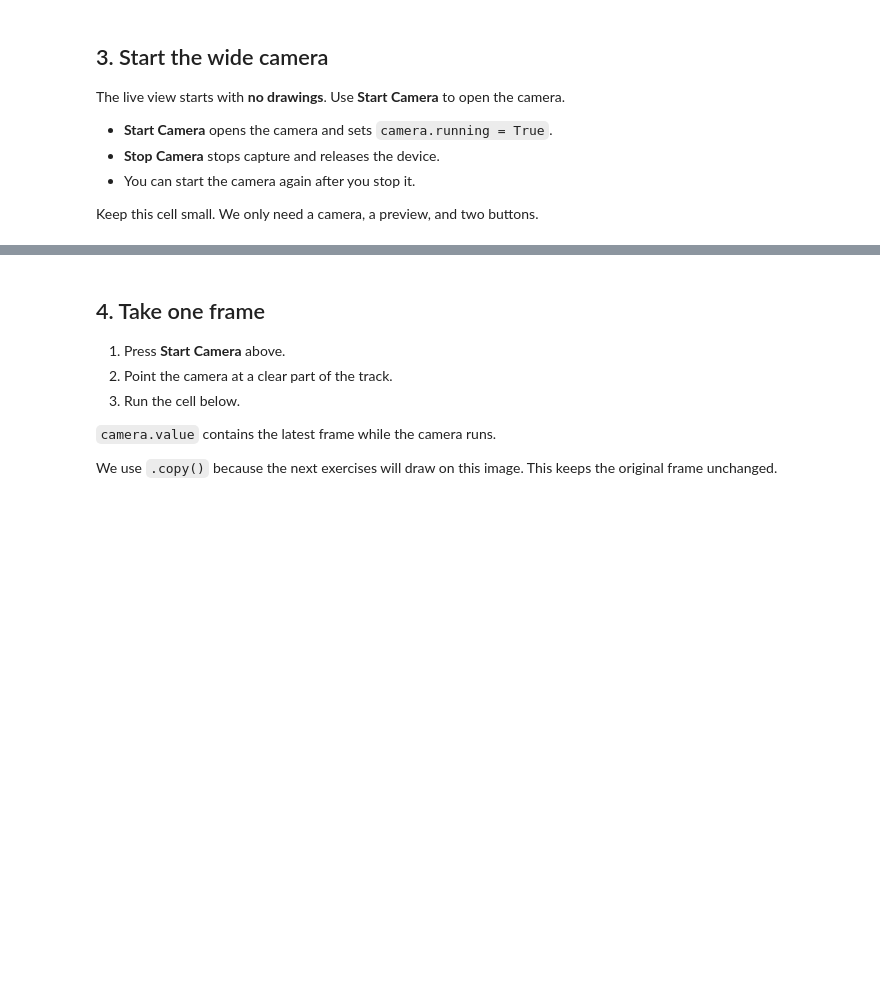
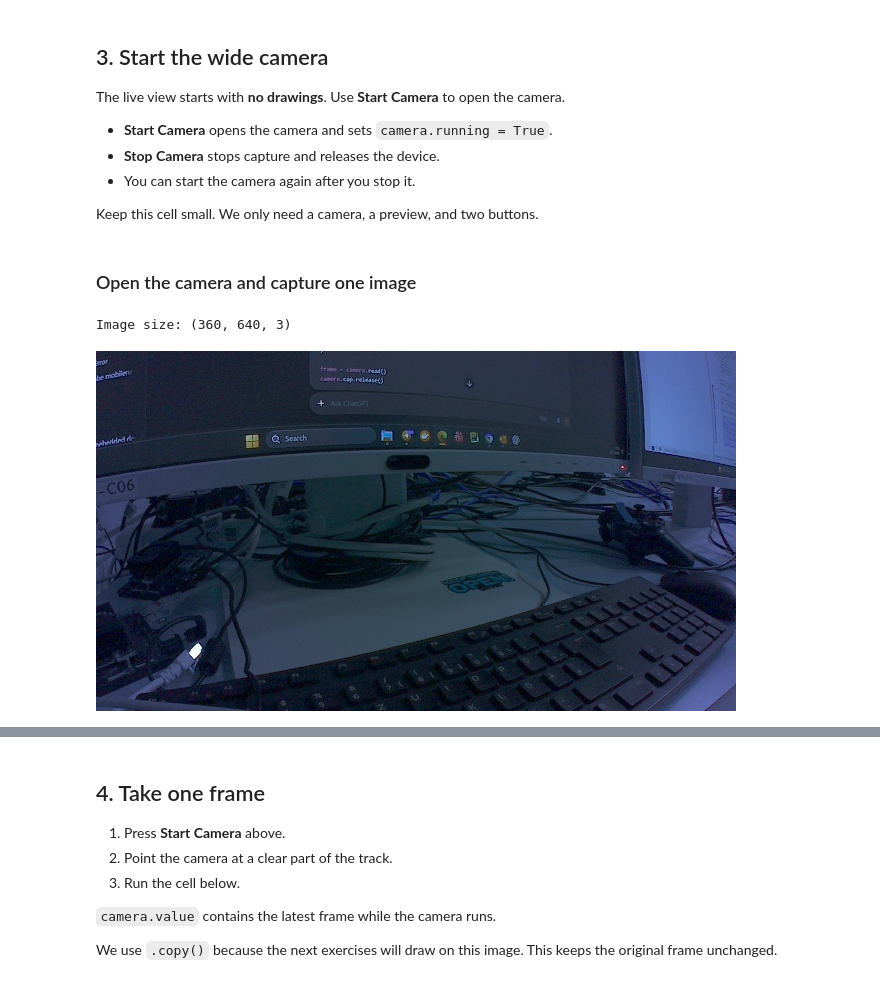
Before and after one commit to fhemulate/jetracer-labs-kuleuven, a Jupyter notebook: lab-1/Lab1_Part3_OpenCV_Drawing.ipynb, the cells around one changed output, grey strips where cells are left out. Saved outputs shown, nothing was run; the diff lists cells and outputs as text; code cells hidden in the pictures; blank space fills up the shorter version.

```diff
--- a/lab-1/Lab1_Part3_OpenCV_Drawing.ipynb
+++ b/lab-1/Lab1_Part3_OpenCV_Drawing.ipynb
@@ -61,3 +61,30 @@ The live view starts with **no drawings**. Use **Start Camera** to open the came
 - You can start the camera again after you stop it.
 
 Keep this cell small. We only need a camera, a preview, and two buttons.
+# %% [markdown]
+### Open the camera and capture one image
+# %%
+import cv2
+import ipywidgets as widgets
+from IPython.display import display, Image
+from jetcam.csi_camera import CSICamera
+camera = CSICamera(
+    width=640,
+    height=360,
+    capture_width=1280,
+    capture_height=720,
+    capture_fps=30
+)
+
+frame = camera.read()
+camera.cap.release()
+# %%
+print("Image size:", frame.shape)
+
+# Convert RGB to JPEG-compatible BGR
+bgr = cv2.cvtColor(frame, cv2.COLOR_RGB2BGR)
+
+display(Image(data=cv2.imencode('.jpg', bgr)[1].tobytes()))
+# %% [output]
+Image size: (360, 640, 3)
+[figure, added]
```
Also changed, not shown: parts of 12 cells of this notebook, 12 other files.
